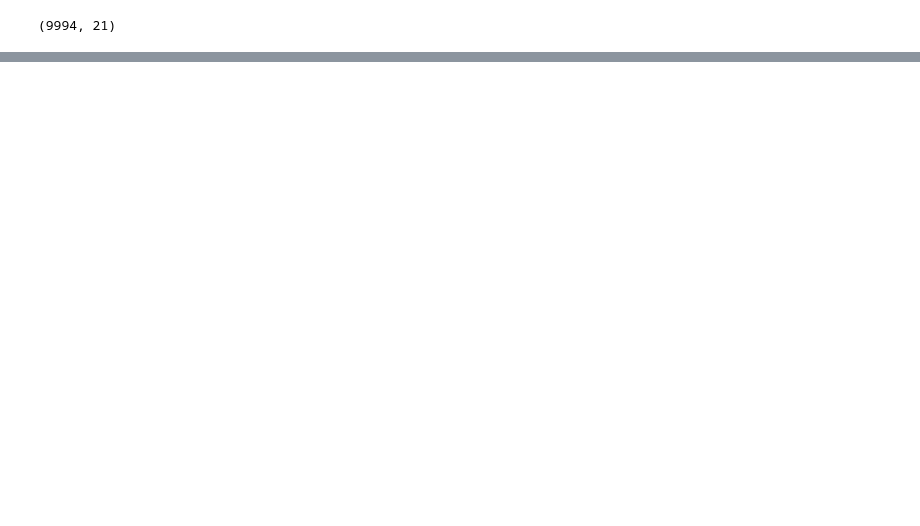
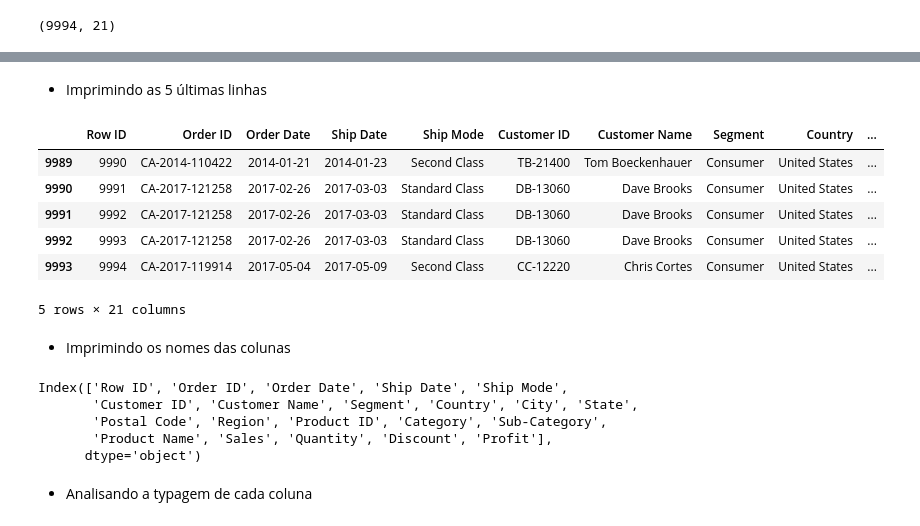
Before and after one commit to michelprosite/Analise-Exploratoria-Superstore-Sales, a Jupyter notebook: Analise_Exploratória_Superstore_Sales.ipynb, the cells around one changed output, grey strips where cells are left out. Saved outputs shown, nothing was run; the diff lists cells and outputs as text; code cells hidden in the pictures; blank space fills up the shorter version.

```diff
--- a/Analise_Exploratória_Superstore_Sales.ipynb
+++ b/Analise_Exploratória_Superstore_Sales.ipynb
@@ -16,0 +36,24 @@ df.shape
+# %% [markdown]
+* Imprimindo as 5 últimas linhas
+# %%
+df.tail()
+# %% [output]
+|  | Row ID | Order ID | Order Date | Ship Date | Ship Mode | Customer ID | Customer Name | Segment | Country | ... |
+| 9989 | 9990 | CA-2014-110422 | 2014-01-21 | 2014-01-23 | Second Class | TB-21400 | Tom Boeckenhauer | Consumer | United States | ... |
+| 9990 | 9991 | CA-2017-121258 | 2017-02-26 | 2017-03-03 | Standard Class | DB-13060 | Dave Brooks | Consumer | United States | ... |
+| 9991 | 9992 | CA-2017-121258 | 2017-02-26 | 2017-03-03 | Standard Class | DB-13060 | Dave Brooks | Consumer | United States | ... |
+| 9992 | 9993 | CA-2017-121258 | 2017-02-26 | 2017-03-03 | Standard Class | DB-13060 | Dave Brooks | Consumer | United States | ... |
+| 9993 | 9994 | CA-2017-119914 | 2017-05-04 | 2017-05-09 | Second Class | CC-12220 | Chris Cortes | Consumer | United States | ... |
+5 rows × 21 columns
+# %% [markdown]
+* Imprimindo os nomes das colunas
+# %%
+df.columns
+# %% [output]
+Index(['Row ID', 'Order ID', 'Order Date', 'Ship Date', 'Ship Mode',
+       'Customer ID', 'Customer Name', 'Segment', 'Country', 'City', 'State',
+       'Postal Code', 'Region', 'Product ID', 'Category', 'Sub-Category',
+       'Product Name', 'Sales', 'Quantity', 'Discount', 'Profit'],
+      dtype='object')
+# %% [markdown]
+* Analisando a typagem de cada coluna
```
Also changed, not shown: parts of 8 cells of this notebook.
